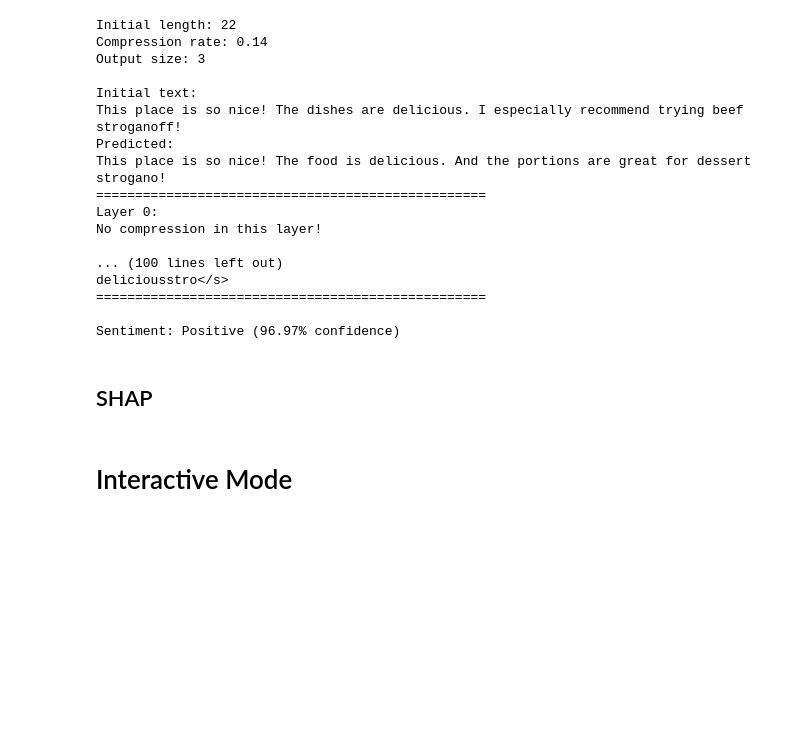
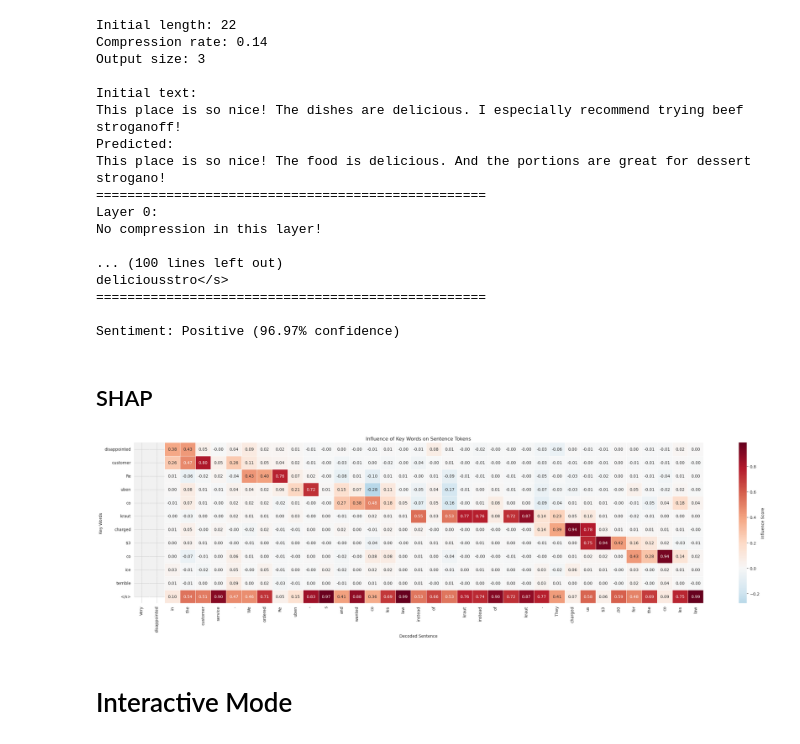
Before and after one commit to ATMI/Megatoken, a Jupyter notebook: demo.ipynb, the cells around one changed output. Drawn from its saved outputs; the diff is of its cells as text; code cells hidden in the pictures; blank space fills up the shorter version.

```diff
--- a/demo.ipynb
+++ b/demo.ipynb
@@ -143,3 +144,7 @@ shap_values(examples[0], 25, nsamples=180)
+# %%
+shap_values(examples[0], 35, nsamples=220)
+# %% [output]
+[figure, added]
 # %% [markdown]
 # Interactive Mode
 # %%
```
Also changed, not shown: parts of 4 cells of this notebook, 1 other file.
